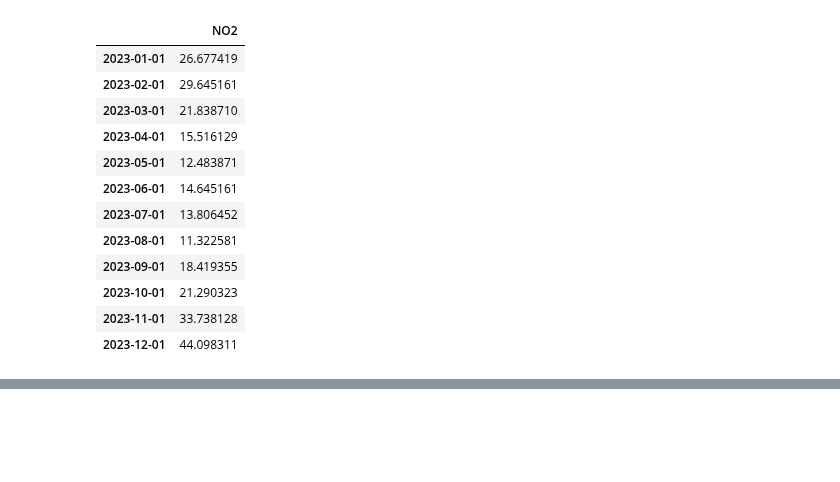
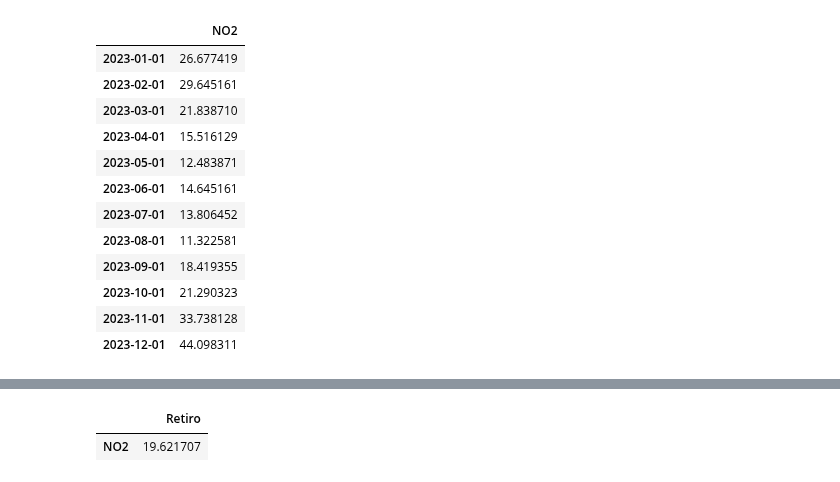
Before and after one commit to charlieciordia/AQ-MAD, a Jupyter notebook: notebook/TimeSeries_Forecasting/df_49.ipynb, the cells around one changed output, grey strips where cells are left out. Saved outputs shown, nothing was run; the diff lists cells and outputs as text; code cells hidden in the pictures; blank space fills up the shorter version.

Commit message:
Tu TimeSeries predicter de confianza

```diff
--- a/notebook/TimeSeries_Forecasting/df_49.ipynb
+++ b/notebook/TimeSeries_Forecasting/df_49.ipynb
@@ -483,3 +511,15 @@ df_extendido
+# %%
+#Corrección valores
+
+ultimas_fechas = df_extendido.index[-2:]  # Obtener las dos últimas fechas
+
+# Acceder a las filas correspondientes a esas fechas
+ultimas_filas = df_extendido.loc[ultimas_fechas]
+
+# Multiplicar los valores de la columna 'NO2' por 0.8 en esas filas
+ultimas_filas['NO2'] *= 0.8
+
+df_extendido.loc[ultimas_fechas] = ultimas_filas
 # %%
 df_predict23 = df_extendido.mean()
 df_predict23
@@ -488 +528,8 @@ NO2    21.9568
 dtype: float64
+# %%
+dff = df_predict23.to_frame()
+dff = dff.rename(columns={0: "Retiro"})
+dff
+# %% [output]
+|  | Retiro |
+| NO2 | 19.621707 |
```
Also changed, not shown: parts of 6 cells of this notebook, 41 other files.
